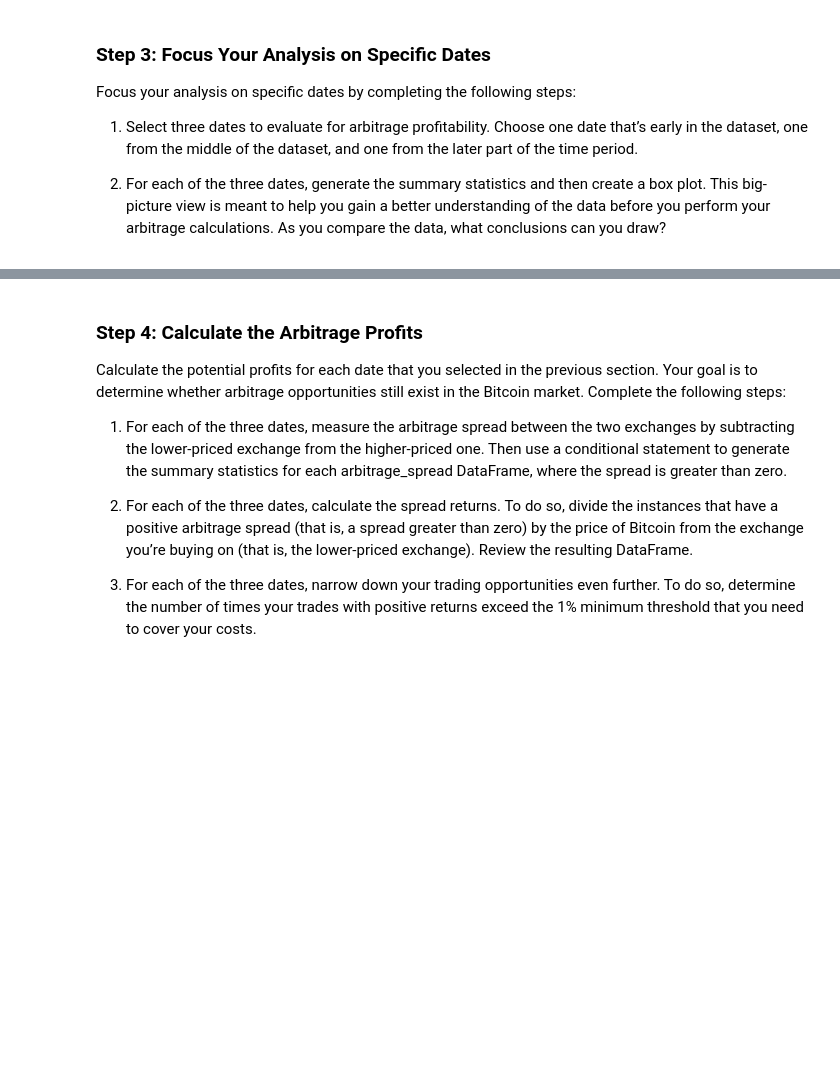
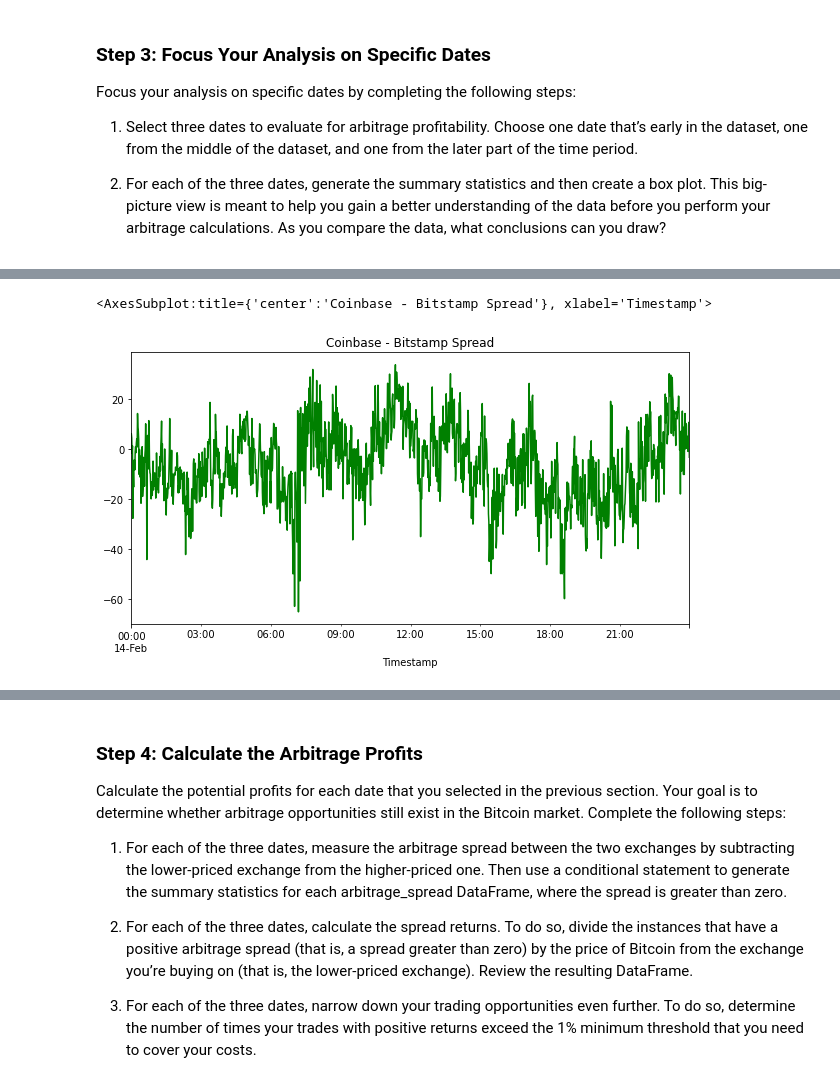
Before and after one commit to LZhou1688/challenge_three, a Jupyter notebook: crypto_arbitrage.ipynb, the cells around one changed output, grey strips where cells are left out. Saved outputs shown, nothing was run; the diff lists cells and outputs as text; code cells hidden in the pictures; blank space fills up the shorter version.

```diff
--- a/crypto_arbitrage.ipynb
+++ b/crypto_arbitrage.ipynb
@@ -357,7 +378,7 @@ arbitrage_spread_early = # YOUR CODE HERE
 # %%
 # Using the date in the middle that you have selected, calculate the arbitrage spread
 # by subtracting the bitstamp lower closing prices from the coinbase higher closing prices
-arbitrage_spread_middle = # YOUR CODE HERE
+arbitrage_spread_middle = coinbase_sliced.loc['2018-02-14':'2018-02-14'] - bitstamp_sliced.loc['2018-02-14':'2018-02-14']
 
 # Generate summary statistics
-# YOUR CODE HERE
+arbitrage_spread_middle.describe()
@@ -364,6 +395,9 @@ arbitrage_spread_middle = # YOUR CODE HERE
 # %%
 # Visualize the arbitrage spread from the middle of the dataset in a box plot
-# YOUR CODE HERE
+arbitrage_spread_middle.plot(figsize=(10, 5), title="Coinbase - Bitstamp Spread", color="green")
+# %% [output]
+<AxesSubplot:title={'center':'Coinbase - Bitstamp Spread'}, xlabel='Timestamp'>
+[figure, added]
 # %%
 # Create an overlay plot that visualizes the two dataframes over a period of one day from late in the dataset.
 # Be sure that the plots include the parameters `legend`, `figsize`, `title`, `color` and `label`
```
Also changed, not shown: parts of 8 cells of this notebook.
